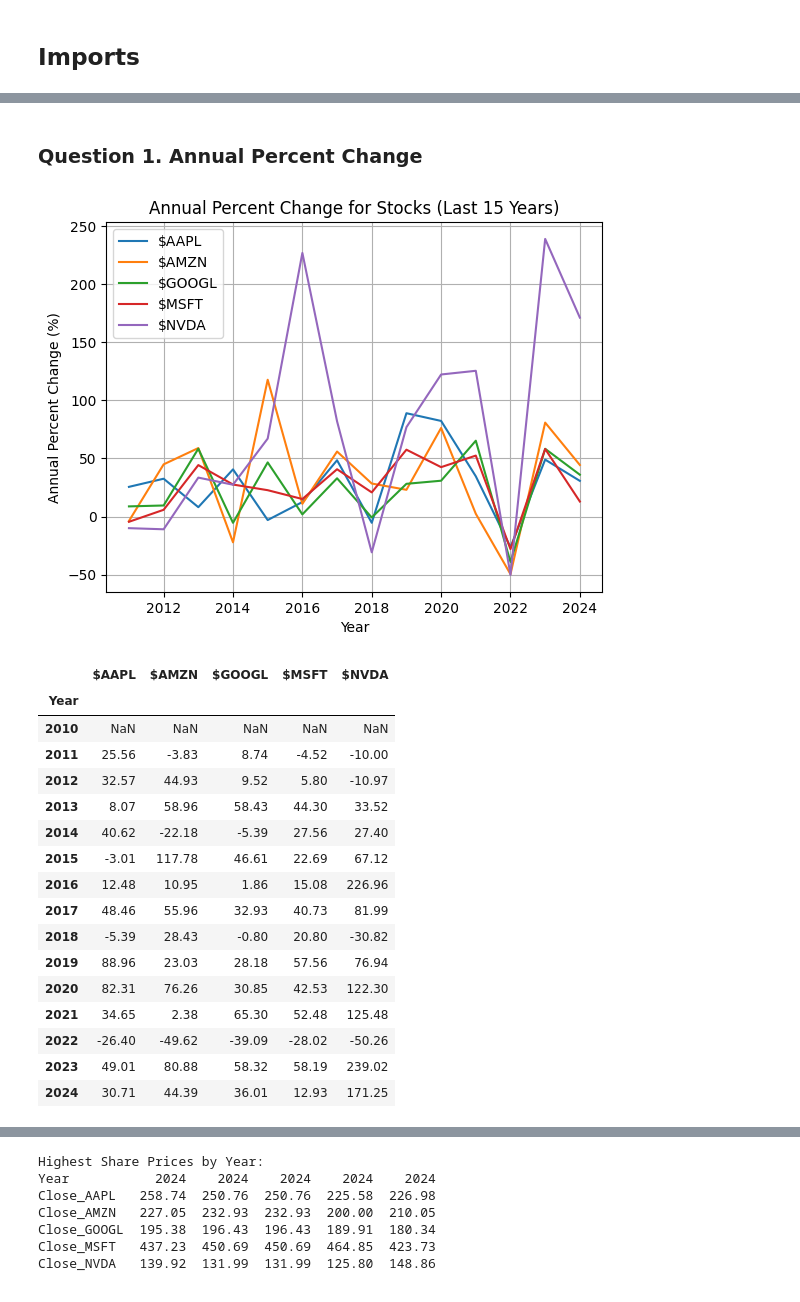
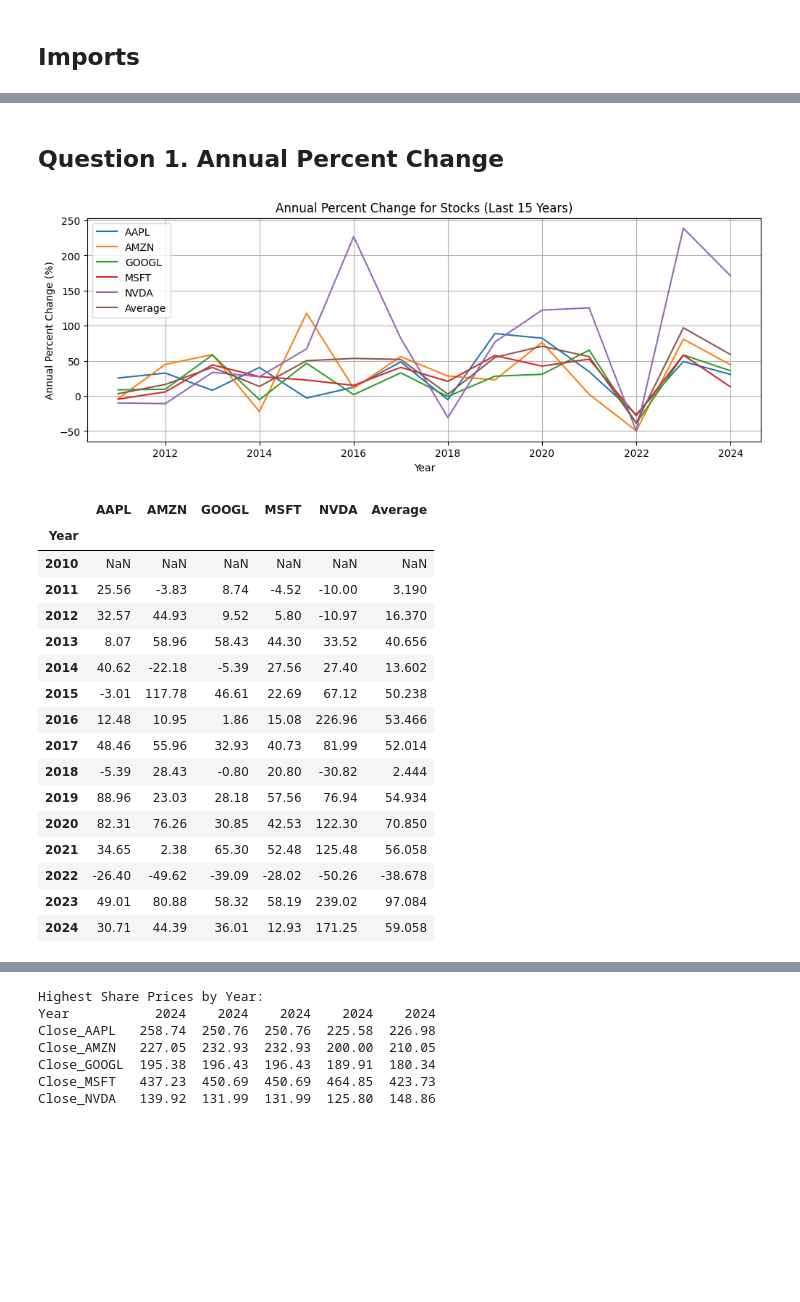
Before and after one commit to StevenKubecka/IS-2053-001-Project, a Jupyter notebook: Project.ipynb, the cells around one changed output, grey strips where cells are left out. Saved outputs shown, nothing was run; the diff lists cells and outputs as text; code cells hidden in the pictures; blank space fills up the shorter version.

Commit message:
5th Problem and some general corrections and visualizations added

```diff
--- a/Project.ipynb
+++ b/Project.ipynb
@@ -12,7 +13,10 @@ The Main Data Frame with the data from the .csv file to be used throughout the p
 # %%
 #read file into data frame
 df = pd.read_csv("data/15 Years Stock Data of NVDA AAPL MSFT GOOGL and AMZN.csv", parse_dates=["Date"])
-CLOSING_PRICE_COLS = ["Close_AAPL", "Close_AMZN", "Close_GOOGL", "Close_MSFT", "Close_NVDA"] #Columns names for the closing prices of each stock
-VOLUME_COLS = ["Volume_AAPL","Volume_AMZN", "Volume_GOOGL", "Volume_MSFT", "Volume_NVDA"] #Columns names for the volumes traded of each stock
-RENAME_COLS = ["$AAPL", "$AMZN", "$GOOGL", "$MSFT", "$NVDA"] #Column renames for the output
+CLOSING_PRICE_COLS = ["Close_AAPL", "Close_AMZN", "Close_GOOGL", "Close_MSFT", "Close_NVDA"] #Columns names for daily closing prices
+OPENING_PRICE_COLS = ["Open_AAPL", "Open_AMZN", "Open_GOOGL", "Open_MSFT", "Open_NVDA"] #Columns names for daily opening prices
+HIGH_COLS = ["High_AAPL", "High_AMZN", "High_GOOGL", "High_MSFT", "High_NVDA"] #Column names for the daily highs
+LOW_COLS = ["Low_AAPL", "Low_AMZN", "Low_GOOGL", "Low_MSFT", "Low_NVDA"] #Column names for the daily lows
+VOLUME_COLS = ["Volume_AAPL","Volume_AMZN", "Volume_GOOGL", "Volume_MSFT", "Volume_NVDA"] #Columns names for the daily volumes
+STOCKS = ["AAPL", "AMZN", "GOOGL", "MSFT", "NVDA"] #Used to rename columns thoughout the project
 # %% [markdown]
@@ -32,37 +47,47 @@ df.head()
 # %% [markdown]
-### Question 1. Annual Percent Change
+## Question 1. Annual Percent Change
 # %%
-df["Year"] = df["Date"].dt.year #creates a new column for the year
+
 aar = df.groupby("Year")[CLOSING_PRICE_COLS].last().pct_change()*100 #Groups the data by year and calculates the percent change
 aar = aar.round(2) #Round the percentages to 2 decimal places
-aar.columns = RENAME_COLS #Renames Columns for better clarity
-for stock in RENAME_COLS: #loops though each stock
+aar.columns = STOCKS #Renames Columns for better clarity
+aar["Average"] = aar.mean(axis=1) #Adds a column with the average annual percent change of the 5 stocks
+
+#Line Graph
+plt.figure(figsize=(12, 4)) #Sets size of the line graph
+for stock in STOCKS: #loops though each stock
     plt.plot(aar.index, aar[stock], label=stock) #plots the graph you see below
-plt.xlabel("Year") #x axis label
-plt.ylabel("Annual Percent Change (%)") #y axis label
-plt.title("Annual Percent Change for Stocks (Last 15 Years)") #title
+plt.plot(aar.index, aar["Average"], label="Average") #plots the average line
+
+#Lables and Title
+plt.xlabel("Year")
+plt.ylabel("Annual Percent Change (%)")
+plt.title("Annual Percent Change for Stocks (Last 15 Years)")
+
 plt.legend() #adds a legend
 plt.grid() #adds a grid
 plt.show() #displays the line graph
-aar #outputs the table
+
+#Displays the Data Frame as a Table
+aar
 # %% [output]
-[figure, old version]
+[figure, new version]
-|  | $AAPL | $AMZN | $GOOGL | $MSFT | $NVDA |
-| Year |  |  |  |  |  |
-| 2010 | NaN | NaN | NaN | NaN | NaN |
-| 2011 | 25.56 | -3.83 | 8.74 | -4.52 | -10.00 |
-| 2012 | 32.57 | 44.93 | 9.52 | 5.80 | -10.97 |
-| 2013 | 8.07 | 58.96 | 58.43 | 44.30 | 33.52 |
-| 2014 | 40.62 | -22.18 | -5.39 | 27.56 | 27.40 |
-| 2015 | -3.01 | 117.78 | 46.61 | 22.69 | 67.12 |
-| 2016 | 12.48 | 10.95 | 1.86 | 15.08 | 226.96 |
-| 2017 | 48.46 | 55.96 | 32.93 | 40.73 | 81.99 |
-| 2018 | -5.39 | 28.43 | -0.80 | 20.80 | -30.82 |
-| 2019 | 88.96 | 23.03 | 28.18 | 57.56 | 76.94 |
-| 2020 | 82.31 | 76.26 | 30.85 | 42.53 | 122.30 |
-| 2021 | 34.65 | 2.38 | 65.30 | 52.48 | 125.48 |
-| 2022 | -26.40 | -49.62 | -39.09 | -28.02 | -50.26 |
-| 2023 | 49.01 | 80.88 | 58.32 | 58.19 | 239.02 |
-| 2024 | 30.71 | 44.39 | 36.01 | 12.93 | 171.25 |
+|  | AAPL | AMZN | GOOGL | MSFT | NVDA | Average |
+| Year |  |  |  |  |  |  |
+| 2010 | NaN | NaN | NaN | NaN | NaN | NaN |
+| 2011 | 25.56 | -3.83 | 8.74 | -4.52 | -10.00 | 3.190 |
+| 2012 | 32.57 | 44.93 | 9.52 | 5.80 | -10.97 | 16.370 |
+| 2013 | 8.07 | 58.96 | 58.43 | 44.30 | 33.52 | 40.656 |
+| 2014 | 40.62 | -22.18 | -5.39 | 27.56 | 27.40 | 13.602 |
+| 2015 | -3.01 | 117.78 | 46.61 | 22.69 | 67.12 | 50.238 |
+| 2016 | 12.48 | 10.95 | 1.86 | 15.08 | 226.96 | 53.466 |
+| 2017 | 48.46 | 55.96 | 32.93 | 40.73 | 81.99 | 52.014 |
+| 2018 | -5.39 | 28.43 | -0.80 | 20.80 | -30.82 | 2.444 |
+| 2019 | 88.96 | 23.03 | 28.18 | 57.56 | 76.94 | 54.934 |
+| 2020 | 82.31 | 76.26 | 30.85 | 42.53 | 122.30 | 70.850 |
+| 2021 | 34.65 | 2.38 | 65.30 | 52.48 | 125.48 | 56.058 |
+| 2022 | -26.40 | -49.62 | -39.09 | -28.02 | -50.26 | -38.678 |
+| 2023 | 49.01 | 80.88 | 58.32 | 58.19 | 239.02 | 97.084 |
+| 2024 | 30.71 | 44.39 | 36.01 | 12.93 | 171.25 | 59.058 |
 # %% [markdown]
 #### Take Aways
```
Also changed, not shown: parts of 13 cells of this notebook.
